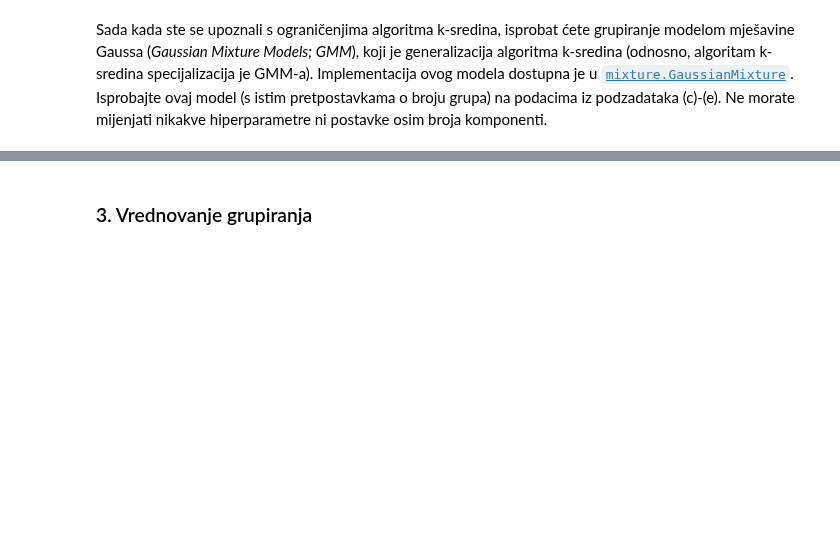
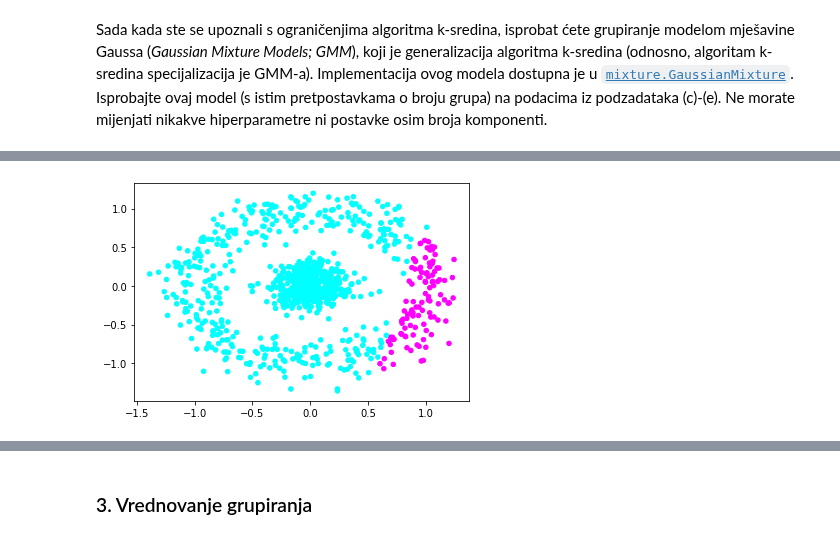
Before and after one commit to sskender/machine-learning-1, a Jupyter notebook: SU1-2021-19-20-Grupiranje.ipynb, the cells around one changed output, grey strips where cells are left out. Saved outputs shown, nothing was run; the diff lists cells and outputs as text; code cells hidden in the pictures; blank space fills up the shorter version.

```diff
--- a/SU1-2021-19-20-Grupiranje.ipynb
+++ b/SU1-2021-19-20-Grupiranje.ipynb
@@ -277,0 +286,10 @@ from sklearn.mixture import GaussianMixture
+# %%
+K = 2
+
+kmeans = GaussianMixture(n_components=K).fit(X2)
+h = kmeans.predict(X2)
+
+plt.scatter(X2[:,0], X2[:,1], c=h, cmap=plt.get_cmap("cool"), s=20)
+plt.show()
+# %% [output]
+[figure, added]
```
Also changed, not shown: parts of 6 cells of this notebook.
